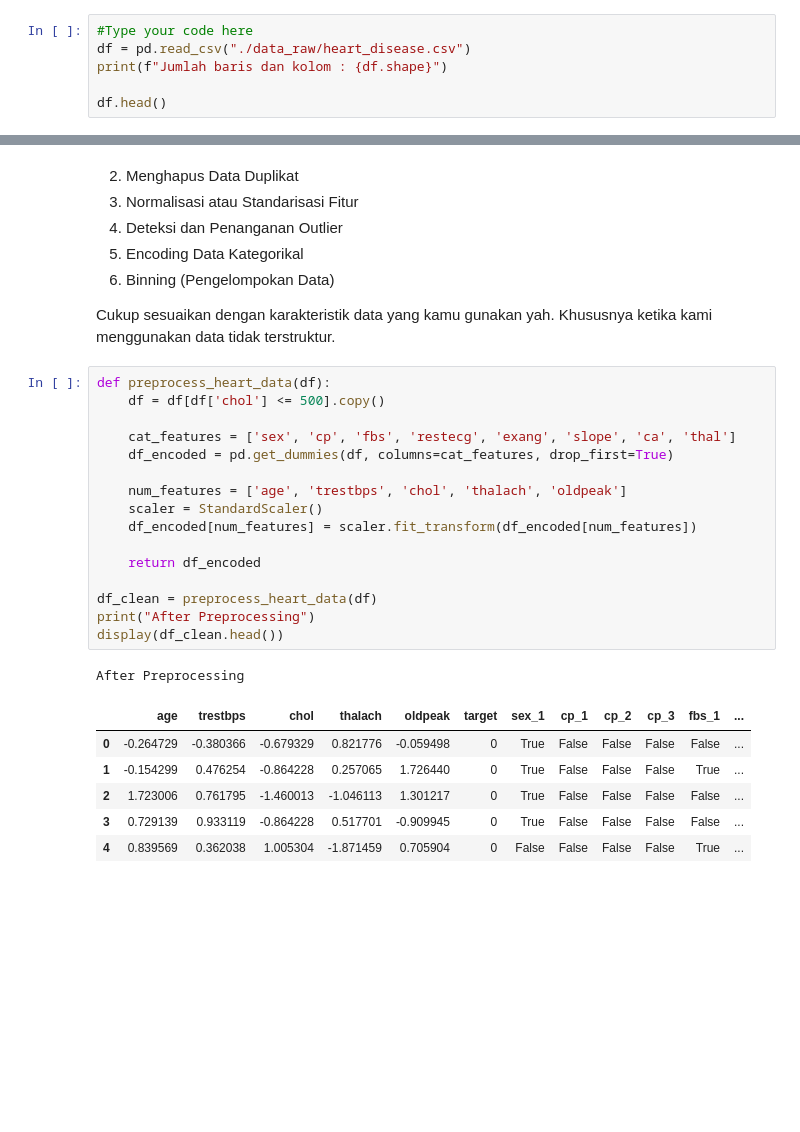
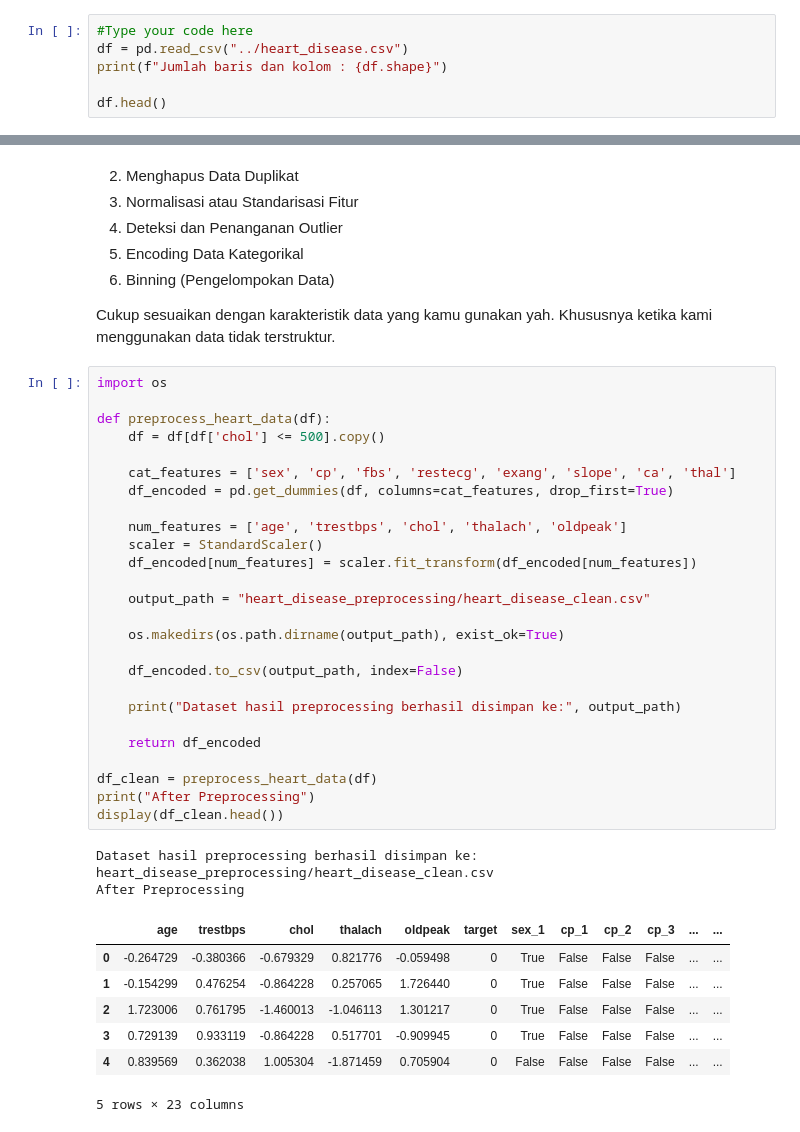
Before and after one commit to lLuckyFzi/heart-disease-MSML, a Jupyter notebook: preprocessing/Experiment-Lucky.ipynb, the cells around one changed output, grey strips where cells are left out. Drawn from its saved outputs; the diff is of its cells as text; blank space fills up the shorter version.

Commit message:
fix output notebook for automate

```diff
--- a/preprocessing/Experiment-Lucky.ipynb
+++ b/preprocessing/Experiment-Lucky.ipynb
@@ -26,7 +26,7 @@ Jika dataset berada di Google Drive, pastikan Anda menghubungkan Google Drive ke
 Jika dataset berupa unstructured data, silakan sesuaikan dengan format seperti kelas Machine Learning Pengembangan atau Machine Learning Terapan
 # %%
 #Type your code here
-df = pd.read_csv("./data_raw/heart_disease.csv")
+df = pd.read_csv("../heart_disease.csv")
 print(f"Jumlah baris dan kolom : {df.shape}")
 
 df.head()
@@ -185,26 +185,38 @@ Berikut adalah tahapan-tahapan yang bisa dilakukan, tetapi **tidak terbatas** pa
 
 Cukup sesuaikan dengan karakteristik data yang kamu gunakan yah. Khususnya ketika kami menggunakan data tidak terstruktur.
 # %%
+import os
+
 def preprocess_heart_data(df):
     df = df[df['chol'] <= 500].copy()
 
     cat_features = ['sex', 'cp', 'fbs', 'restecg', 'exang', 'slope', 'ca', 'thal']
     df_encoded = pd.get_dummies(df, columns=cat_features, drop_first=True)
 
     num_features = ['age', 'trestbps', 'chol', 'thalach', 'oldpeak']
     scaler = StandardScaler()
     df_encoded[num_features] = scaler.fit_transform(df_encoded[num_features])
 
+    output_path = "heart_disease_preprocessing/heart_disease_clean.csv"
+
+    os.makedirs(os.path.dirname(output_path), exist_ok=True)
+
+    df_encoded.to_csv(output_path, index=False)
+
+    print("Dataset hasil preprocessing berhasil disimpan ke:", output_path)
+
     return df_encoded
 
 df_clean = preprocess_heart_data(df)
 print("After Preprocessing")
 display(df_clean.head())
 # %% [output]
+Dataset hasil preprocessing berhasil disimpan ke: heart_disease_preprocessing/heart_disease_clean.csv
 After Preprocessing
-|  | age | trestbps | chol | thalach | oldpeak | target | sex_1 | cp_1 | cp_2 | cp_3 | fbs_1 | ... |
-| 0 | -0.264729 | -0.380366 | -0.679329 | 0.821776 | -0.059498 | 0 | True | False | False | False | False | ... |
-| 1 | -0.154299 | 0.476254 | -0.864228 | 0.257065 | 1.726440 | 0 | True | False | False | False | True | ... |
-| 2 | 1.723006 | 0.761795 | -1.460013 | -1.046113 | 1.301217 | 0 | True | False | False | False | False | ... |
-| 3 | 0.729139 | 0.933119 | -0.864228 | 0.517701 | -0.909945 | 0 | True | False | False | False | False | ... |
-| 4 | 0.839569 | 0.362038 | 1.005304 | -1.871459 | 0.705904 | 0 | False | False | False | False | True | ... |
+|  | age | trestbps | chol | thalach | oldpeak | target | sex_1 | cp_1 | cp_2 | cp_3 | ... | ... |
+| 0 | -0.264729 | -0.380366 | -0.679329 | 0.821776 | -0.059498 | 0 | True | False | False | False | ... | ... |
+| 1 | -0.154299 | 0.476254 | -0.864228 | 0.257065 | 1.726440 | 0 | True | False | False | False | ... | ... |
+| 2 | 1.723006 | 0.761795 | -1.460013 | -1.046113 | 1.301217 | 0 | True | False | False | False | ... | ... |
+| 3 | 0.729139 | 0.933119 | -0.864228 | 0.517701 | -0.909945 | 0 | True | False | False | False | ... | ... |
+| 4 | 0.839569 | 0.362038 | 1.005304 | -1.871459 | 0.705904 | 0 | False | False | False | False | ... | ... |
+5 rows × 23 columns
```
Also changed, not shown: 2 other files.
